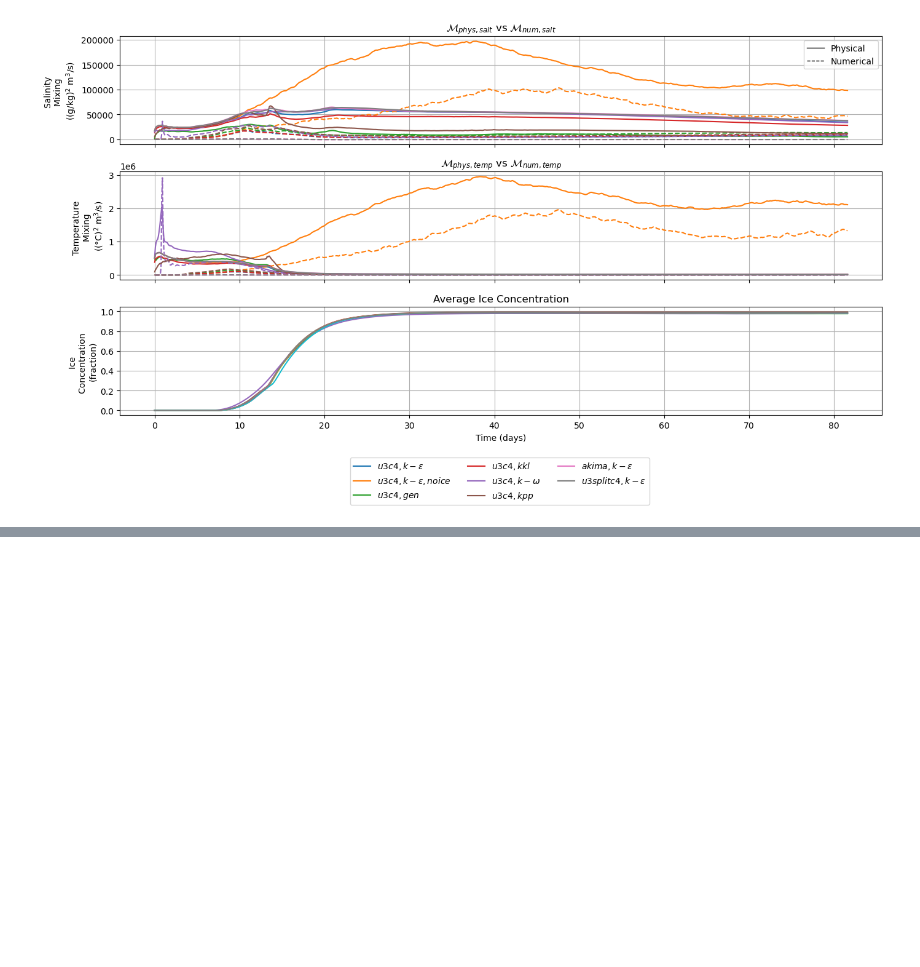
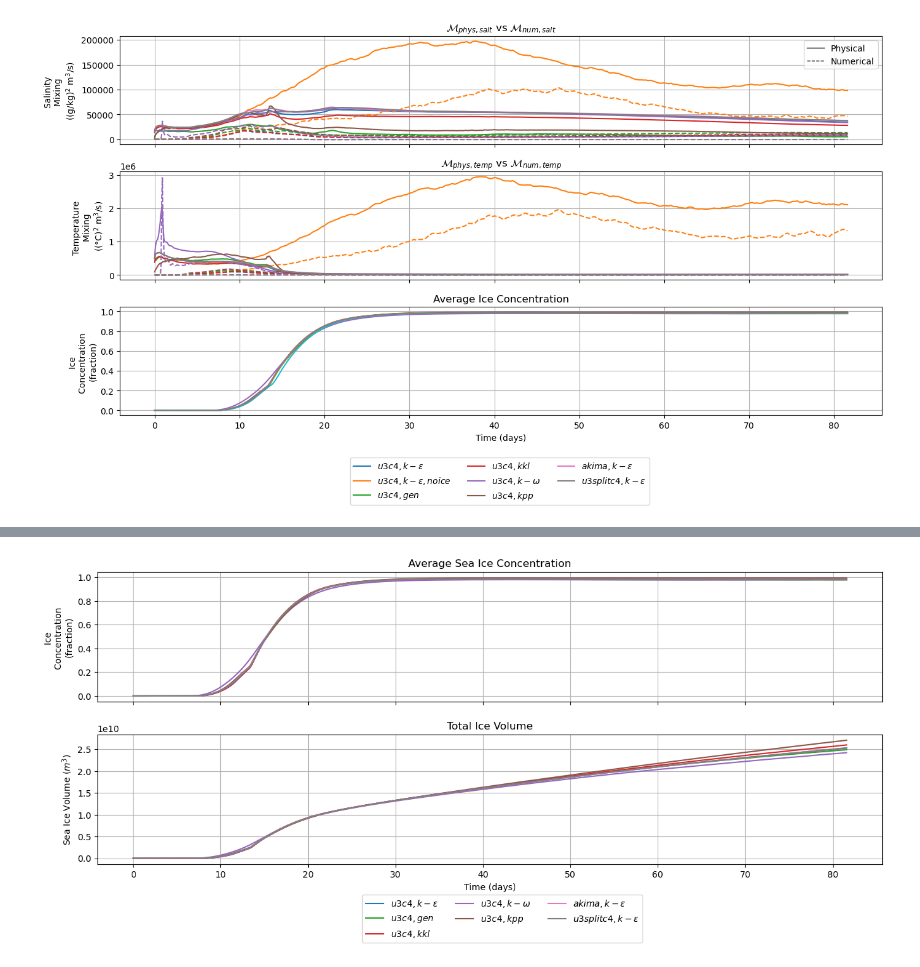
Before and after one commit to bundzis/beaufort_jet, a Jupyter notebook: Scripts/Analysis/plot_timeseries_num_phys_mix.ipynb, the cells around one changed output, grey strips where cells are left out. Cells and saved outputs as stored; diff of their text form; code cells hidden in the pictures; blank space fills up the shorter version.

Commit message:
added plot for just sea ice

```diff
--- a/Scripts/Analysis/plot_timeseries_num_phys_mix.ipynb
+++ b/Scripts/Analysis/plot_timeseries_num_phys_mix.ipynb
@@ -1415,0 +1589,82 @@ fig.subplots_adjust(hspace=0.25)
+# %%
+# Plot just sea ice conditions by themselves
+
+# Make the figure
+fig, ax = plt.subplots(2, figsize=(16,6))
+
+# Plot Sea ice concentration
+# --- Vertical Mixing Schemes ---
+# U3C4 K-epsilon Ice
+ax[0].plot(time_u3c4_keps[:980], ice_conc_u3c4_keps_reg1_avg[:980], color=mixing_colors_all[0], label=r'$u3c4,k-\epsilon$')
+# U3C4 K-epsilon No ice
+#ax[2].plot(time_u3c4_keps_no_ice[:980], ice_vol_u3c4_keps_reg1_tot[:980], color=mixing_colors_all[1], label=r'$\mathcal{M}_{phys,temp,no ice}$')
+# U3C4 Gen
+ax[0].plot(time_u3c4_gen[:980], ice_conc_u3c4_gen_reg1_avg[:980], color=mixing_colors_all[2], label=r'$u3c4,gen$')
+# U3C4 kkl
+ax[0].plot(time_u3c4_kkl[:980], ice_conc_u3c4_kkl_reg1_avg[:980], color=mixing_colors_all[3], label=r'$u3c4,kkl$')
+# U3C4 k-omega
+ax[0].plot(time_u3c4_komega[:980], ice_conc_u3c4_komega_reg1_avg[:980], color=mixing_colors_all[4], label=r'$u3c4,k-\omega$')
+# U3C4 kpp
+ax[0].plot(time_u3c4_kpp[:980], ice_conc_u3c4_kpp_reg1_avg[:980], color=mixing_colors_all[5], label=r'$u3c4,kpp$')
+# --- Horizontal Advection Schemes ---
+# akima k-epsilon
+ax[0].plot(time_akima_keps[:980], ice_conc_akima_keps_reg1_avg[:980], color=mixing_colors_all[6], label=r'$akima,k-\epsilon$')
+# hsimt k-epsilon
+#ax[2].plot(time_hsimt_keps[:980], ice_conc_hsimt_keps_reg1_avg[:980], color=mixing_colors_all[7], label=r'$HSIMT,k-\epsilon$')
+# mpdata k-epsilon
+#ax[2].plot(time_mpdata_keps[:980], ice_conc_mpdata_keps_reg1_avg[:980], color=mixing_colors_all[8], label=r'$MPDATA,k-\epsilon$')
+# U3splitC4 k-epsilon
+ax[0].plot(time_u3splitc4_keps[:980], ice_conc_u3splitc4_keps_reg1_avg[:980], color=mixing_colors_all[9], label=r'$u3splitc4,k-\epsilon$')
+
+# Label plot
+ax[0].set_ylabel('Ice \nConcentration \n(fraction)')
+ax[0].set_title(r'Average Sea Ice Concentration')
+
+# Plot Sea ice volume
+# --- Vertical Mixing Schemes ---
+# U3C4 K-epsilon Ice
+ax[1].plot(time_u3c4_keps[:980], ice_vol_u3c4_keps_reg1_tot[:980], color=mixing_colors_all[0], label=r'$u3c4,k-\epsilon$')
+# U3C4 K-epsilon No ice
+#ax[2].plot(time_u3c4_keps_no_ice[:980], ice_vol_u3c4_keps_reg1_tot[:980], color=mixing_colors_all[1], label=r'$\mathcal{M}_{phys,temp,no ice}$')
+# U3C4 Gen
+ax[1].plot(time_u3c4_gen[:980], ice_vol_u3c4_gen_reg1_tot[:980], color=mixing_colors_all[2], label=r'$u3c4,gen$')
+# U3C4 kkl
+ax[1].plot(time_u3c4_kkl[:980], ice_vol_u3c4_kkl_reg1_tot[:980], color=mixing_colors_all[3], label=r'$u3c4,kkl$')
+# U3C4 k-omega
+ax[1].plot(time_u3c4_komega[:980], ice_vol_u3c4_komega_reg1_tot[:980], color=mixing_colors_all[4], label=r'$u3c4,k-\omega$')
+# U3C4 kpp
+ax[1].plot(time_u3c4_kpp[:980], ice_vol_u3c4_kpp_reg1_tot[:980], color=mixing_colors_all[5], label=r'$u3c4,kpp$')
+# --- Horizontal Advection Schemes ---
+# akima k-epsilon
+ax[1].plot(time_akima_keps[:980], ice_vol_akima_keps_reg1_tot[:980], color=mixing_colors_all[6], label=r'$akima,k-\epsilon$')
+# hsimt k-epsilon
+#ax[1].plot(time_hsimt_keps[:980], ice_vol_hsimt_keps_reg1_tot[:980], color=mixing_colors_all[7], label=r'$HSIMT,k-\epsilon$')
+# mpdata k-epsilon
+#ax[1].plot(time_mpdata_keps[:980], ice_vol_mpdata_keps_reg1_tot[:980], color=mixing_colors_all[8], label=r'$MPDATA,k-\epsilon$')
+# U3splitC4 k-epsilon
+ax[1].plot(time_u3splitc4_keps[:980], ice_vol_u3splitc4_keps_reg1_tot[:980], color=mixing_colors_all[9], label=r'$u3splitc4,k-\epsilon$')
+
+# Label plot
+ax[1].set_xlabel('Time (days)')
+ax[1].set_ylabel('Sea Ice Volume ($m^{3}$)')
+ax[1].set_title(r'Total Ice Volume')
+
+# Add legends
+#ax[0].legend(ncols=3, bbox_to_anchor=(0.4, -0.1))
+ax[0].set_xticklabels('')
+ax[1].legend(ncols=3, bbox_to_anchor=(0.70, -0.2))
+ax[0].grid()
+ax[1].grid()
+
+fig.subplots_adjust(hspace=0.25)
+
+# Add vertical lines for days in snapshots
+
+
+# ax[0].semilogy()
+# ax[1].semilogy()
+
+# Save the figure
+#plt.savefig('/pscratch/sd/b/bundzis/Beaufort_ROMS_idealized_jet_scratch/Figures/mphys_mnum_salt_temp_ice_vs_no_ice_500m_const_forc_u3c4_keps_001.png')
+# %% [output]
+[figure, added]
```
Also changed, not shown: parts of 1 cell of this notebook.
